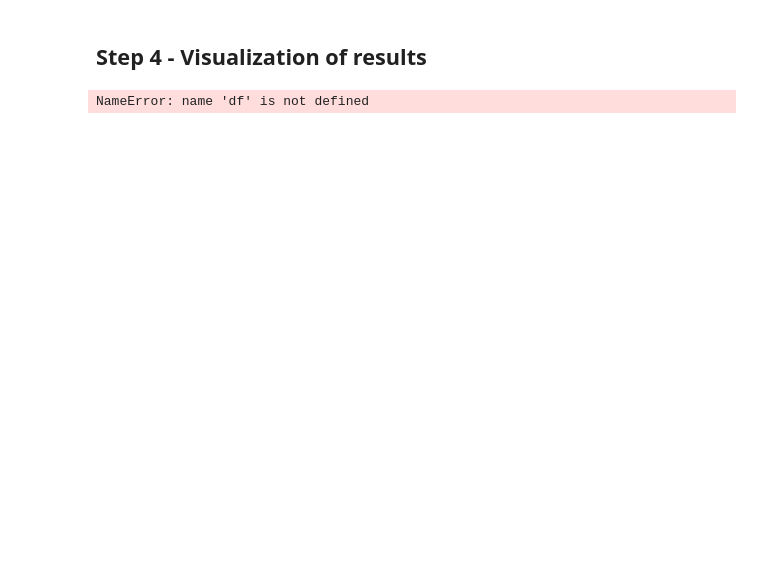
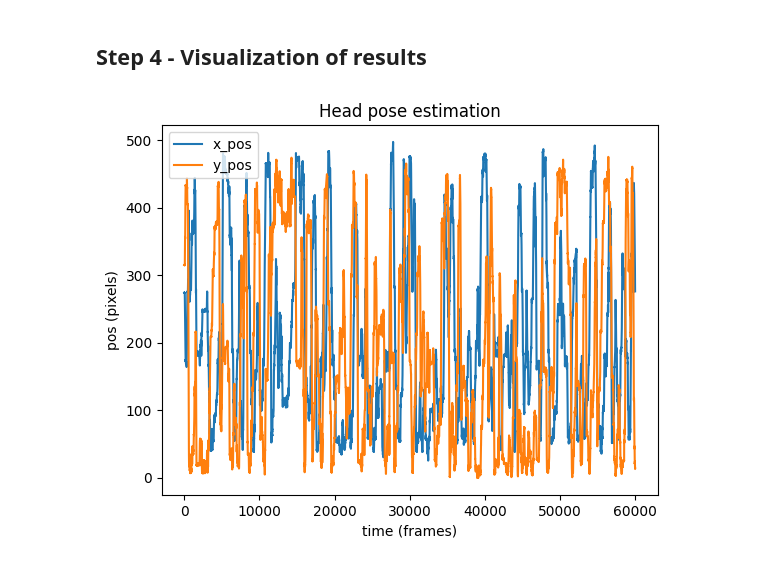
Before and after one commit to datajoint/element-deeplabcut, a Jupyter notebook: notebooks/tutorial.ipynb, the cells around one changed output. Saved outputs shown, nothing was run; the diff lists cells and outputs as text; code cells hidden in the pictures; blank space fills up the shorter version.

```diff
--- a/notebooks/tutorial.ipynb
+++ b/notebooks/tutorial.ipynb
@@ -161,7 +193,7 @@ model.VideoRecording.insert1({**recording_key, 'device': 'Camera1'}, skip_duplic
 # %%
 ### VideoRecording.File
 
-video_files = ["./example_data/inbox/from_top_tracking-DataJoint-2023-10-11/videos/test.mp4"]
+video_files = ["./example_data/inbox/from_top_tracking-DataJoint-2023-10-11/videos/train1.mp4"]
 
 model.VideoRecording.File.insert({
     **recording_key,
@@ -203,9 +281,2 @@ df
 # %% [markdown]
 ## Step 4 - Visualization of results
-# %%
-import pandas as pd
-df_xy = df.iloc[:, df.columns.get_level_values(2).isin(["x", "y"])][model.Model.fetch1("model_name")]
-df_xy.mean()
-df_xy.plot().legend(loc="right")
-# %% [output]
-NameError: name 'df' is not defined
@@ -219,0 +283,15 @@ df_flat.plot(x='Tailbase_x',y='Tailbase_y', ax=ax)
+# %%
+import matplotlib.pyplot as plt
+
+head_data = df[df['body_part'] == 'head']
+tail_data = df[df['body_part'] == 'tailbase']
+
+plt.title('Head pose estimation')
+plt.plot(head_data['x_pos'],label='x_pos')
+plt.plot(head_data['y_pos'],label='y_pos')
+plt.xlabel('time (frames)')
+plt.ylabel('pos (pixels)')
+plt.legend()
+plt.show()
+# %% [output]
+[figure, added]
```
Also changed, not shown: parts of 32 cells of this notebook.
